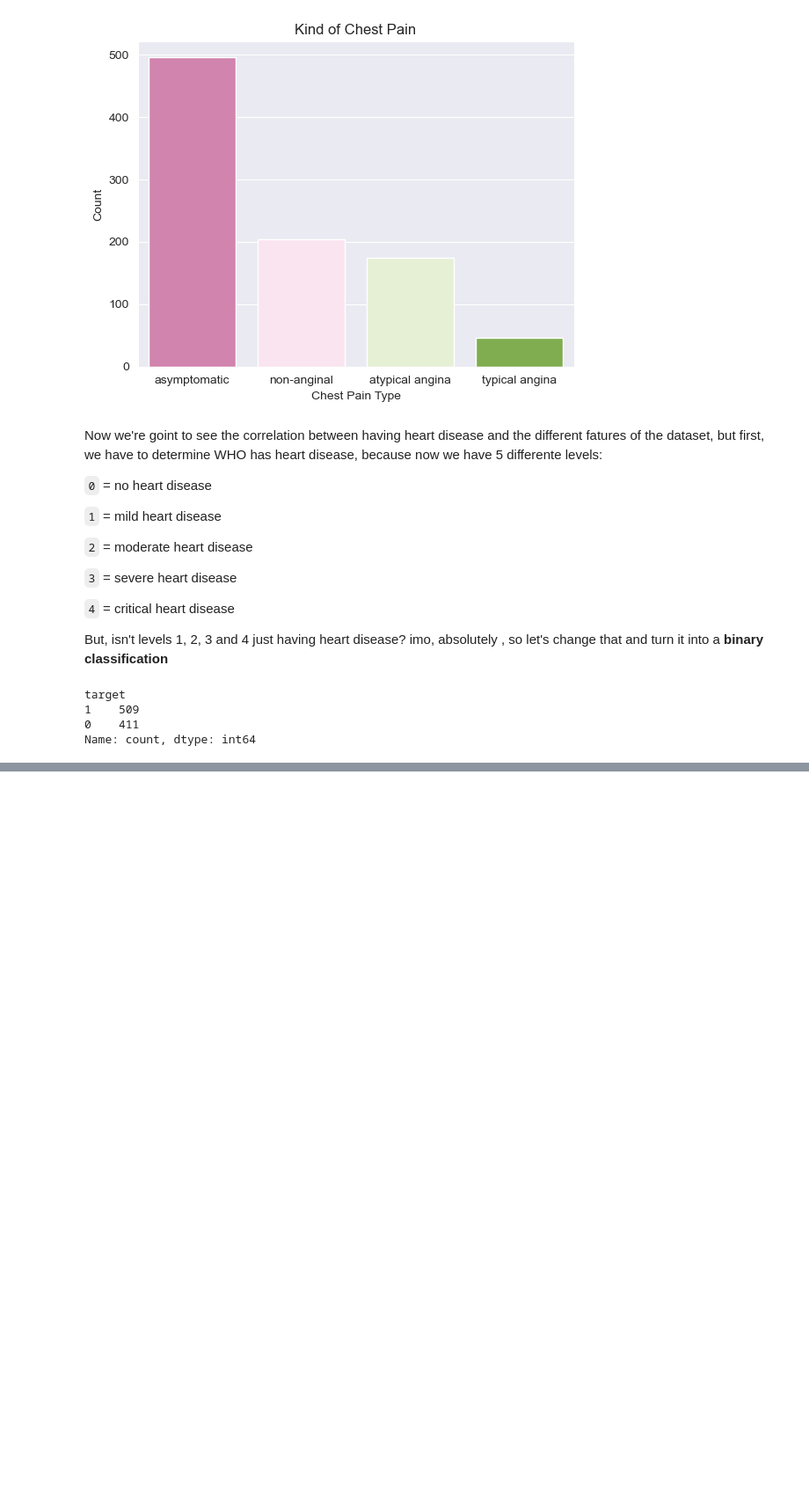
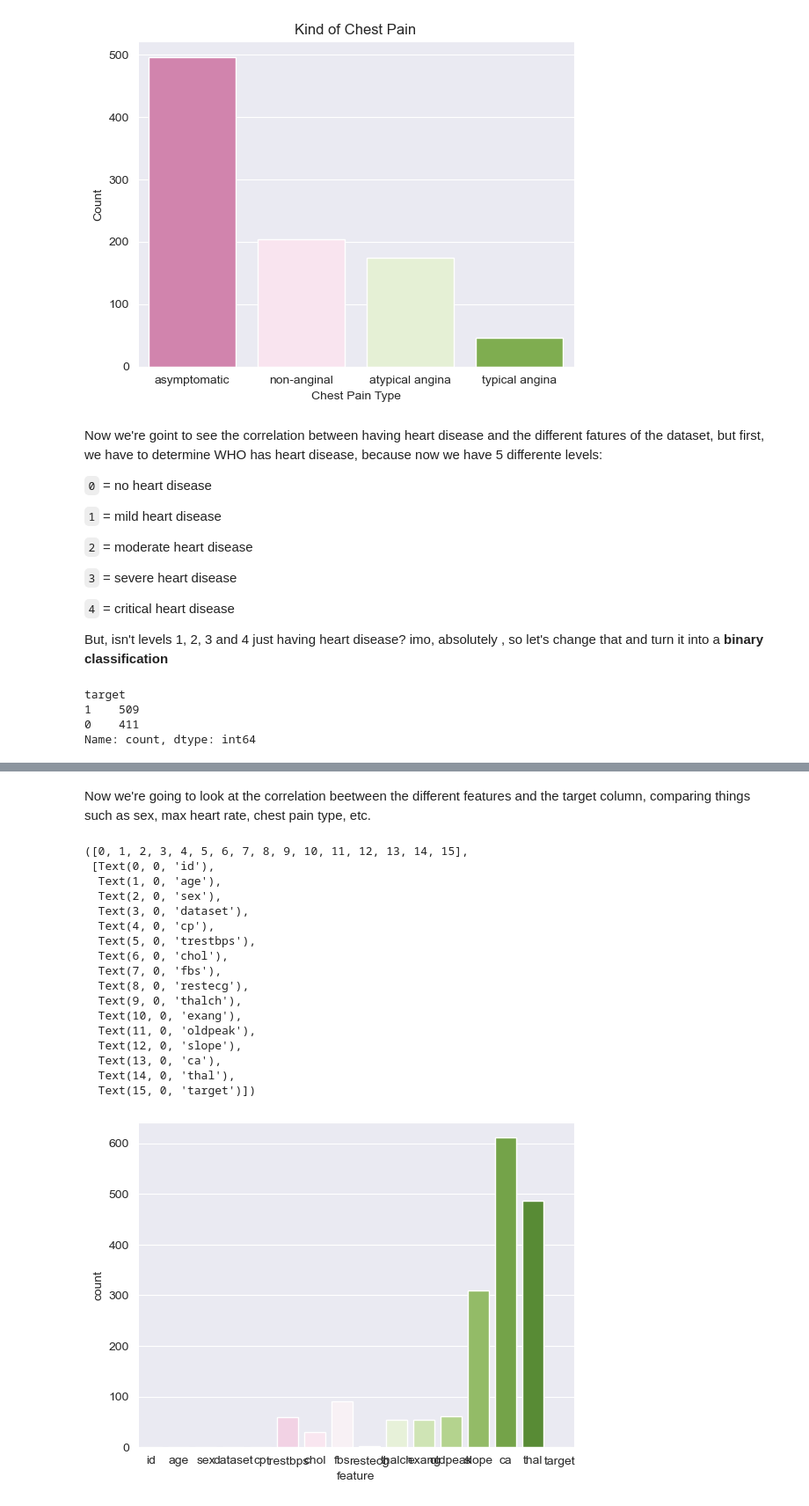
Before and after one commit to imelinc/heart-disease-project, a Jupyter notebook: heart-disease-project.ipynb, the cells around one changed output, grey strips where cells are left out. Shown at 88% size. Drawn from its saved outputs; the diff is of its cells as text; code cells hidden in the pictures; blank space fills up the shorter version.

```diff
--- a/heart-disease-project.ipynb
+++ b/heart-disease-project.ipynb
@@ -211,0 +246,28 @@ Name: count, dtype: int64
+# %% [markdown]
+Now we're going to look at the correlation beetween the different features and the target column, comparing things such as sex, max heart rate, chest pain type, etc.
+# %%
+# first let's take a quick look at the missing values
+missing_count = df.isna().sum().reset_index()
+missing_count.columns = ["feature", "count"]
+
+sns.barplot(data=missing_count, x="feature", y="count", palette="PiYG", hue= "feature")
+plt.xticks()
+# %% [output]
+([0, 1, 2, 3, 4, 5, 6, 7, 8, 9, 10, 11, 12, 13, 14, 15],
+ [Text(0, 0, 'id'),
+  Text(1, 0, 'age'),
+  Text(2, 0, 'sex'),
+  Text(3, 0, 'dataset'),
+  Text(4, 0, 'cp'),
+  Text(5, 0, 'trestbps'),
+  Text(6, 0, 'chol'),
+  Text(7, 0, 'fbs'),
+  Text(8, 0, 'restecg'),
+  Text(9, 0, 'thalch'),
+  Text(10, 0, 'exang'),
+  Text(11, 0, 'oldpeak'),
+  Text(12, 0, 'slope'),
+  Text(13, 0, 'ca'),
+  Text(14, 0, 'thal'),
+  Text(15, 0, 'target')])
+[figure, added]
```
Also changed, not shown: parts of 2 cells of this notebook.
